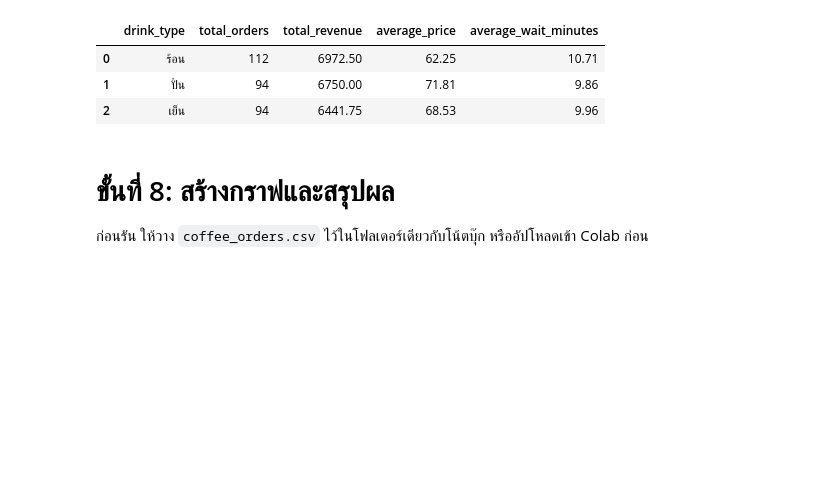
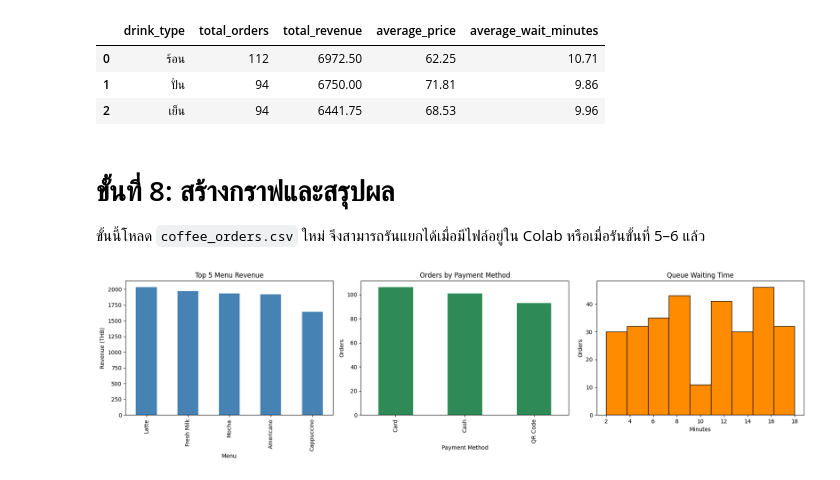
Before and after one commit to kunphat510214-netizen/Final-Final, a Jupyter notebook: Coffee_Shop.ipynb, the cells around one changed output. Saved outputs shown, nothing was run; the diff lists cells and outputs as text; code cells hidden in the pictures; blank space fills up the shorter version.

```diff
--- a/Coffee_Shop.ipynb
+++ b/Coffee_Shop.ipynb
@@ -538,10 +534,10 @@ display(drink_bq)
 | 0 | ร้อน | 112 | 6972.50 | 62.25 | 10.71 |
 | 1 | ปั่น | 94 | 6750.00 | 71.81 | 9.86 |
 | 2 | เย็น | 94 | 6441.75 | 68.53 | 9.96 |
-# %% [markdown]
-# ขั้นที่ 8: สร้างกราฟและสรุปผล
-
-ก่อนรัน ให้วาง `coffee_orders.csv` ไว้ในโฟลเดอร์เดียวกับโน้ตบุ๊ก หรืออัปโหลดเข้า Colab ก่อน
+# %% [markdown]
+# ขั้นที่ 8: สร้างกราฟและสรุปผล
+
+ขั้นนี้โหลด `coffee_orders.csv` ใหม่ จึงสามารถรันแยกได้เมื่อมีไฟล์อยู่ใน Colab หรือเมื่อรันขั้นที่ 5–6 แล้ว
 # %%
 """ขั้นที่ 8: สร้างกราฟและสรุปผลการวิเคราะห์ร้านกาแฟ."""
 
@@ -573,39 +569,56 @@ menu_summary = (  # สร้าง DataFrame สรุปข้อมูลเ
 )
 top5_menu = menu_summary.head(5)  # เลือก 5 อันดับแรกของเมนูที่มีรายได้สูงสุด
 payment_counts = coffee_df["payment_method"].value_counts()  # นับจำนวนออเดอร์ตามวิธีการชำระเงิน
+
+# ใช้ชื่อภาษาอังกฤษเฉพาะในกราฟ เพื่อป้องกันอักษรไทยแสดงเป็นสี่เหลี่ยมใน Colab
+menu_labels = {
+    "อเมริกาโน่": "Americano", "ลาเต้": "Latte",
+    "คาปูชิโน่": "Cappuccino", "เอสเพรสโซ่": "Espresso",
+    "มอคค่า": "Mocha", "ชาเขียว": "Green Tea",
+    "ชาไทย": "Thai Tea", "มัทฉะลาเต้": "Matcha Latte",
+    "ช็อกโกแลต": "Chocolate", "นมสด": "Fresh Milk",
+    "สตรอว์เบอร์รี่โซดา": "Strawberry Soda",
+    "บลูฮาวายโซดา": "Blue Hawaii Soda", "ยูซุโซดา": "Yuzu Soda",
+}
+payment_labels = {"เงินสด": "Cash", "QR Code": "QR Code", "บัตร": "Card"}
+top5_chart = top5_menu.copy()
+top5_chart["menu_label"] = top5_chart["menu_name"].map(menu_labels).fillna(top5_chart["menu_name"])
+payment_counts_chart = coffee_df["payment_method"].replace(payment_labels).value_counts()
 # %%
 # 8.1 สร้างกราฟอย่างน้อย 3 กราฟ
 fig, axes = plt.subplots(1, 3, figsize=(18, 5))  # สร้างพื้นที่สำหรับกราฟ 3 กราฟในแถวเดียวกัน
 
-top5_menu.plot.bar(  # สร้างกราฟแท่งสำหรับ 5 อันดับเมนู
-    x="menu_name",  # กำหนดแกน x เป็นชื่อเมนู
+top5_chart.plot.bar(  # สร้างกราฟแท่งสำหรับ 5 อันดับเมนู
+    x="menu_label",  # กำหนดแกน x เป็นชื่อเมนูภาษาอังกฤษ
     y="total_revenue",  # กำหนดแกน y เป็นรายได้รวม
     ax=axes[0],  # วางในตำแหน่งกราฟที่ 1
     legend=False,  # ไม่แสดงคำอธิบายสัญลักษณ์
     color="steelblue",  # กำหนดสีแท่งกราฟ
 )
 axes[0].set_title("Top 5 Menu Revenue")  # ตั้งชื่อหัวข้อกราฟที่ 1
 axes[0].set_xlabel("Menu")  # ตั้งชื่อแกน x
 axes[0].set_ylabel("Revenue (THB)")  # ตั้งชื่อแกน y
 
-payment_counts.plot.bar(ax=axes[1], color="seagreen")  # สร้างกราฟแท่งจำนวนออเดอร์ตามวิธีชำระเงินในตำแหน่งที่ 2
+payment_counts_chart.plot.bar(ax=axes[1], color="seagreen")  # สร้างกราฟแท่งจำนวนออเดอร์ตามวิธีชำระเงินในตำแหน่งที่ 2
 axes[1].set_title("Orders by Payment Method")  # ตั้งชื่อหัวข้อกราฟที่ 2
 axes[1].set_xlabel("Payment Method")  # ตั้งชื่อแกน x
 axes[1].set_ylabel("Orders")  # ตั้งชื่อแกน y
 
 coffee_df["wait_minutes"].plot.hist(  # สร้างกราฟฮิสโตแกรมแสดงการกระจายของเวลารอ
     bins=9,  # แบ่งช่วงข้อมูลเป็น 9 ช่วง
     ax=axes[2],  # วางในตำแหน่งกราฟที่ 3
     color="darkorange",  # กำหนดสีส้ม
     edgecolor="black",  # กำหนดสีขอบแท่ง
 )
 axes[2].set_title("Queue Waiting Time")  # ตั้งชื่อหัวข้อกราฟที่ 3
 axes[2].set_xlabel("Minutes")  # ตั้งชื่อแกน x
 axes[2].set_ylabel("Orders")  # ตั้งชื่อแกน y
 
 plt.tight_layout()  # ปรับการวางเลย์เอาต์ของกราฟให้เหมาะสมไม่ซ้อนทับกัน
 plt.savefig(CHART_PATH, dpi=150, bbox_inches="tight")  # บันทึกรูปภาพกราฟลงไฟล์
 plt.show()  # แสดงกราฟออกมาบนหน้าจอ
+# %% [output]
+[figure, added]
 # %%
 # 8.2 สรุปผลอย่างน้อย 3-5 ประโยค
 best_menu = menu_summary.iloc[0]  # ดึงข้อมูลเมนูที่อยู่อันดับแรก (รายได้สูงสุด)
```
Also changed, not shown: parts of 9 cells of this notebook.
